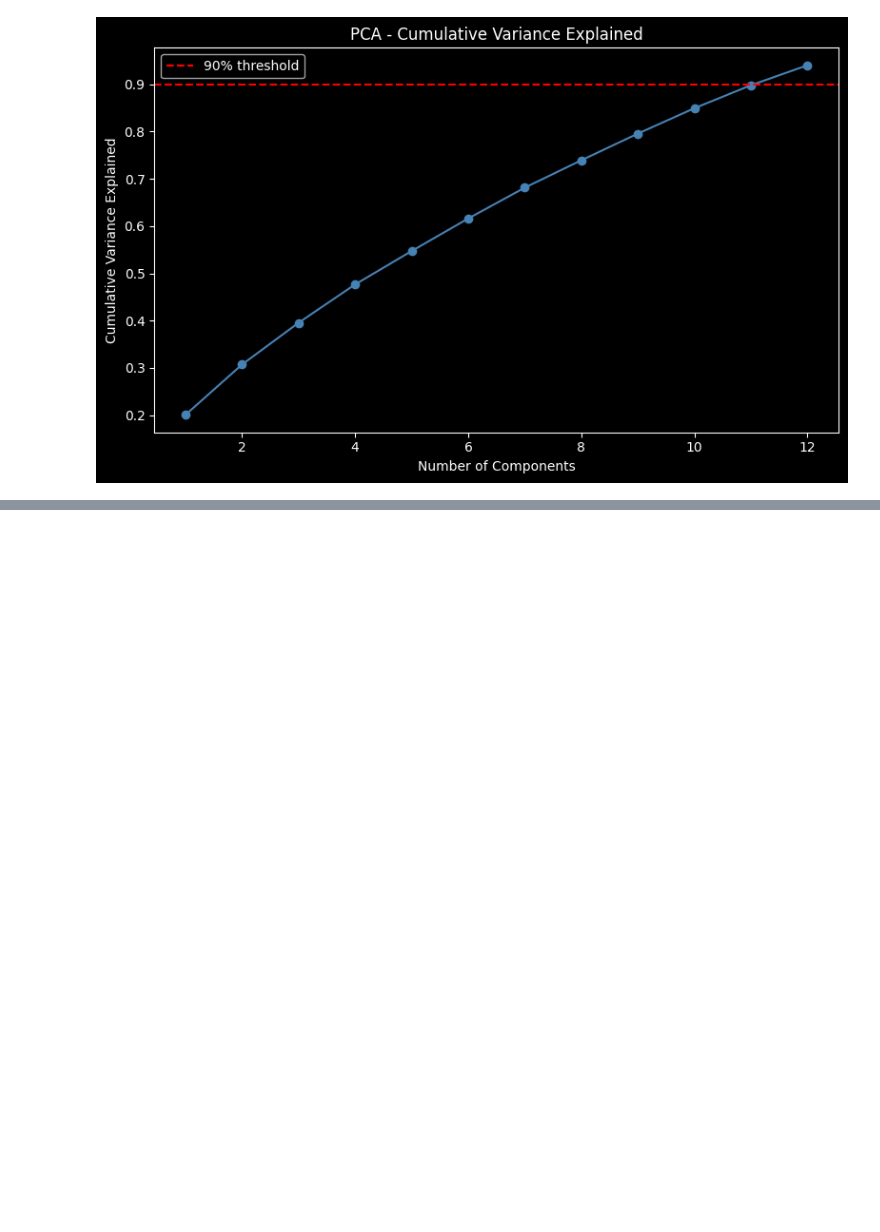
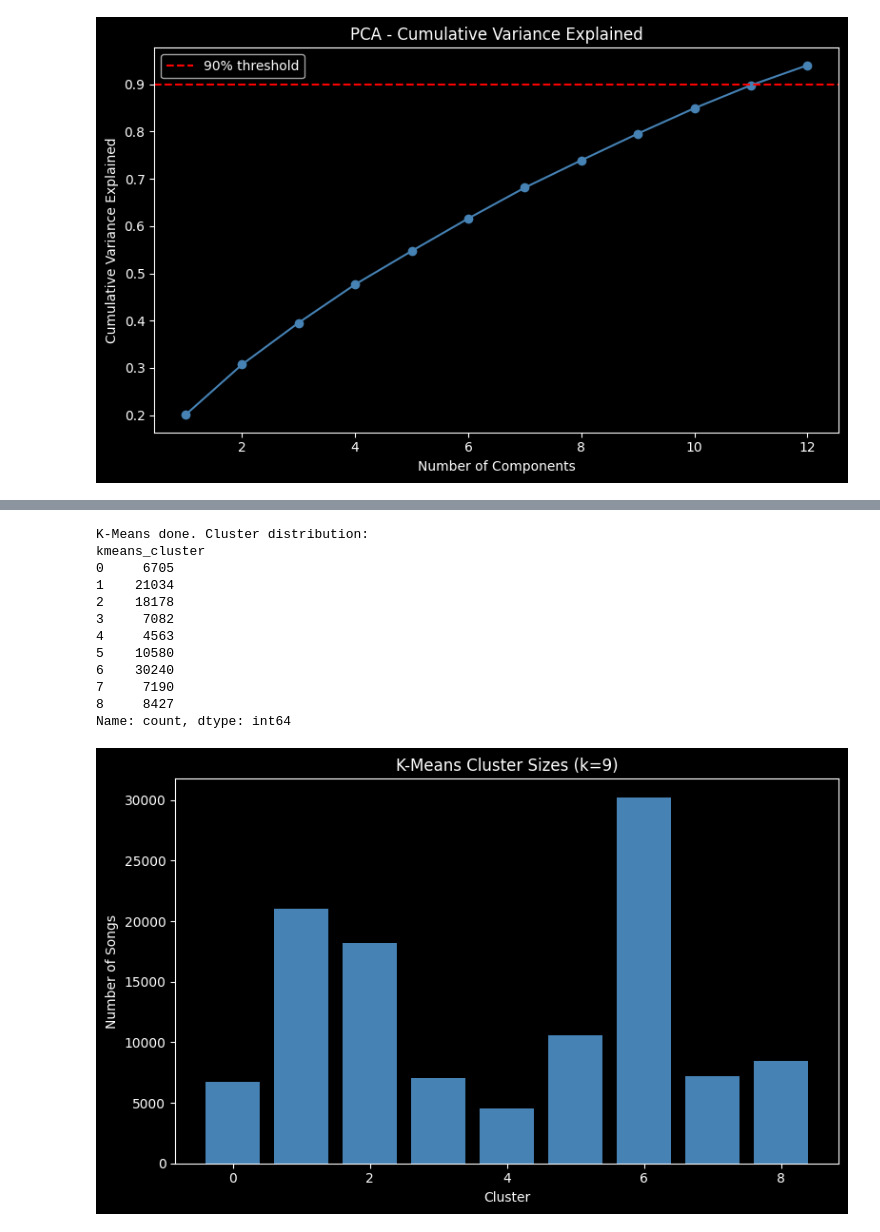
Before and after one commit to ArkhamTitan/CSCI_347-Mini-Projects-Group_17, a Jupyter notebook: Final Project/FinalProject.ipynb, the cells around one changed output, grey strips where cells are left out. Saved outputs shown, nothing was run; the diff lists cells and outputs as text; code cells hidden in the pictures; blank space fills up the shorter version.

Commit message:
Implemented K-Means

```diff
--- a/Final Project/FinalProject.ipynb
+++ b/Final Project/FinalProject.ipynb
@@ -116,0 +139,35 @@ Variance explained: 0.940
+# %%
+BEST_K = 9
+
+kmeans = KMeans(n_clusters=BEST_K, random_state=42, n_init=10)
+kmeans_labels = kmeans.fit_predict(X_pca)
+
+# Save cluster labels back to the original dataframe
+df["kmeans_cluster"] = kmeans_labels
+
+print("K-Means done. Cluster distribution:")
+print(df["kmeans_cluster"].value_counts().sort_index())
+
+# Plot bar chart of cluster sizes for K-Means
+plt.figure(figsize=(8, 5))
+cluster_counts = df["kmeans_cluster"].value_counts().sort_index()
+plt.bar(cluster_counts.index, cluster_counts.values, color="steelblue")
+plt.xlabel("Cluster")
+plt.ylabel("Number of Songs")
+plt.title("K-Means Cluster Sizes (k=9)")
+plt.tight_layout()
+plt.show()
+# %% [output]
+K-Means done. Cluster distribution:
+kmeans_cluster
+0     6705
+1    21034
+2    18178
+3     7082
+4     4563
+5    10580
+6    30240
+7     7190
+8     8427
+Name: count, dtype: int64
+[figure, added]
```
Also changed, not shown: parts of 2 cells of this notebook.
